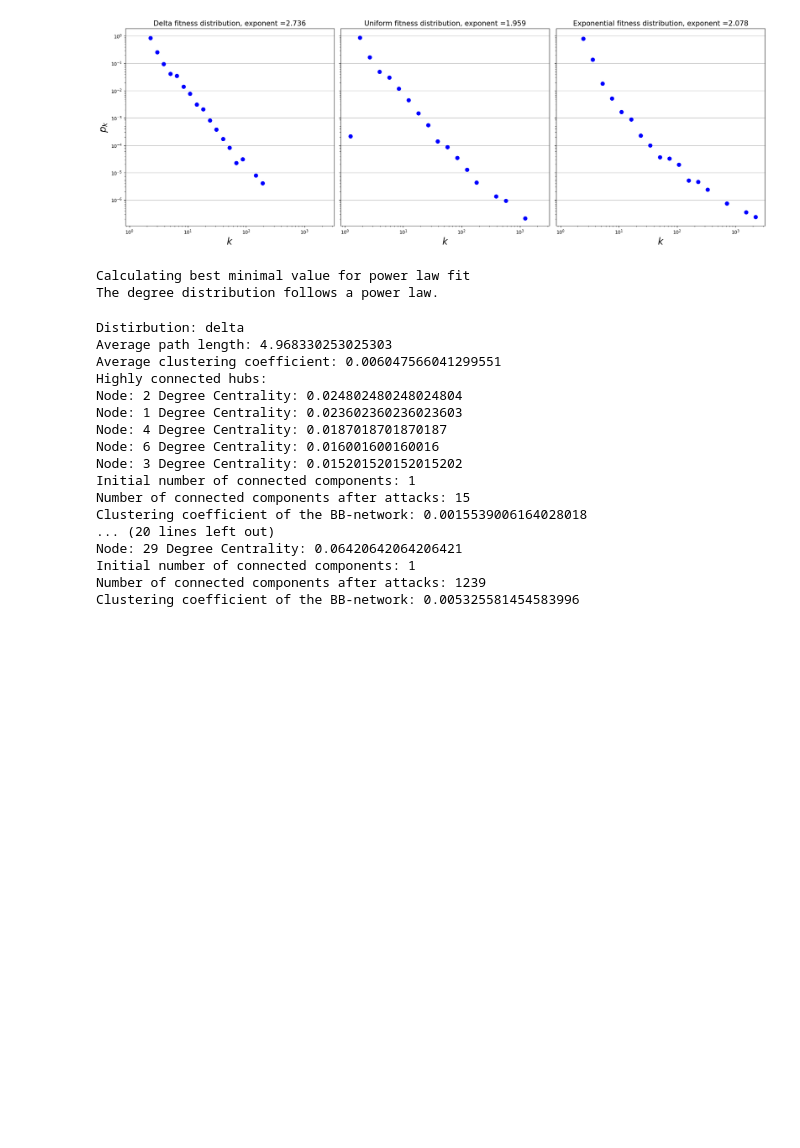
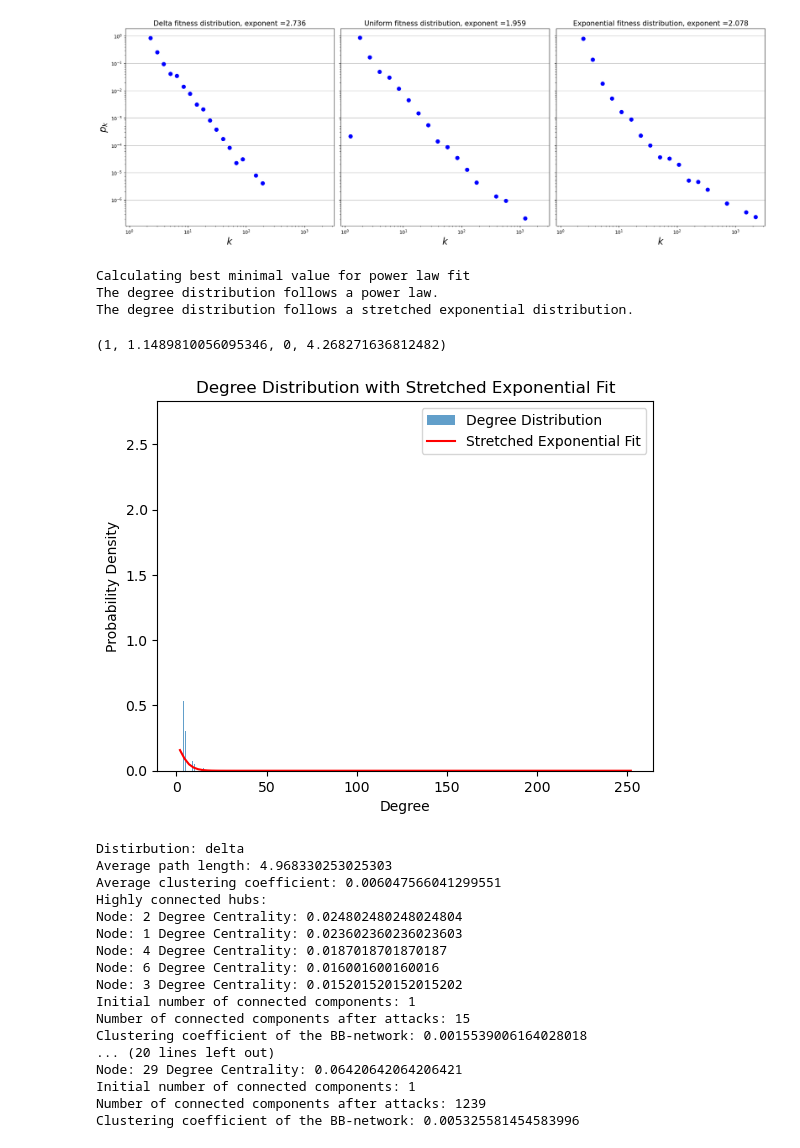
Before and after one commit to AaronDC60/Bianconi_Barabasi, a Jupyter notebook: code/analysis_version_Anne.ipynb, the cells around one changed output. Drawn from its saved outputs; the diff is of its cells as text; code cells hidden in the pictures; blank space fills up the shorter version.

```diff
--- a/code/analysis_version_Anne.ipynb
+++ b/code/analysis_version_Anne.ipynb
@@ -172,6 +172,8 @@ plt.show()
 # %% [output]
 [figure]
 # %%
+network_delta = model.network(m0, m)
+network_delta.set_fitness_distr('delta')
 degrees = network_delta.generate_network(n)
 l_list = []
 for i in range(len(degrees)):
@@ -184,17 +186,54 @@ fit_powerlaw = powerlaw.Fit(degree_distribution)
 R, p = fit_powerlaw.distribution_compare('power_law', 'exponential', normalized_ratio=True)
 
 fit_stretched_exp = stats.exponweib.fit(degree_distribution, floc=0, f0=1)
-D, p_stretched_exp = stats.kstest(degree_distribution, stats.exponweib(*fit_stretched_exp).cdf)
+D, p_stretched_exp = stats.kstest(degree_distribution, stats.exponweib(*fit_stretched_exp).pdf)
 
 if R > 0 and p < 0.05:
     print("The degree distribution follows a power law.")
-elif D > 0 and p_stretched_exp < 0.05:
+if D > 0 and p_stretched_exp < 0.05:
     print("The degree distribution follows a stretched exponential distribution.")
 else:
     print("The degree distribution does not follow a power law or a stretched exponential distribution.")
 # %% [output]
 Calculating best minimal value for power law fit
 The degree distribution follows a power law.
+The degree distribution follows a stretched exponential distribution.
+# %%
+fit_stretched_exp
+# %% [output]
+(1, 1.1489810056095346, 0, 4.268271636812482)
+# %%
+import numpy as np
+import matplotlib.pyplot as plt
+from scipy import stats
+
+# Assuming degree_distribution is your array of degree values
+
+# Step 2: Fit the degree distribution to the stretched exponential distribution
+fit_stretched_exp = stats.exponweib.fit(degree_distribution, floc=0, f0=1)
+
+# Step 3: Generate a range of x values
+x = np.linspace(min(degree_distribution), max(degree_distribution), 100)
+
+# Step 4: Calculate the PDF of the fitted distribution
+pdf = stats.exponweib.pdf(x, *fit_stretched_exp)
+
+# Step 5: Plot the original degree distribution as a histogram
+plt.hist(degree_distribution, bins='auto', density=True, alpha=0.7, label='Degree Distribution')
+
+# Step 6: Plot the fitted stretched exponential distribution
+plt.plot(x, pdf, 'r-', label='Stretched Exponential Fit')
+
+# Step 7: Add labels and title
+plt.legend()
+plt.xlabel('Degree')
+plt.ylabel('Probability Density')
+plt.title('Degree Distribution with Stretched Exponential Fit')
+
+# Step 8: Display the plot
+plt.show()
+# %% [output]
+[figure, added]
 # %%
 ditribution_list = [ 'delta', 'uniform', 'exponential']
 
```
Also changed, not shown: parts of 1 cell of this notebook, 2 other files.
